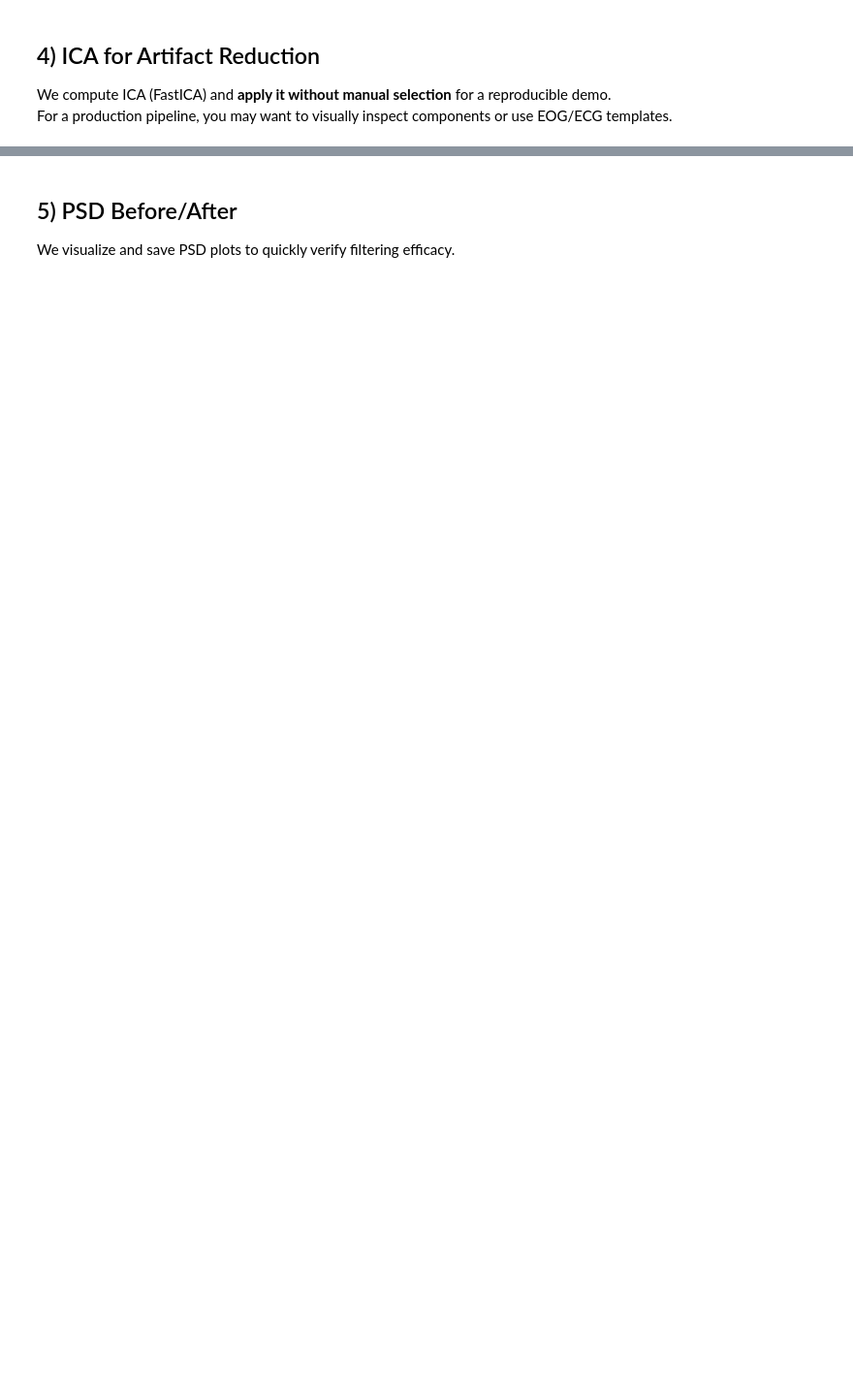
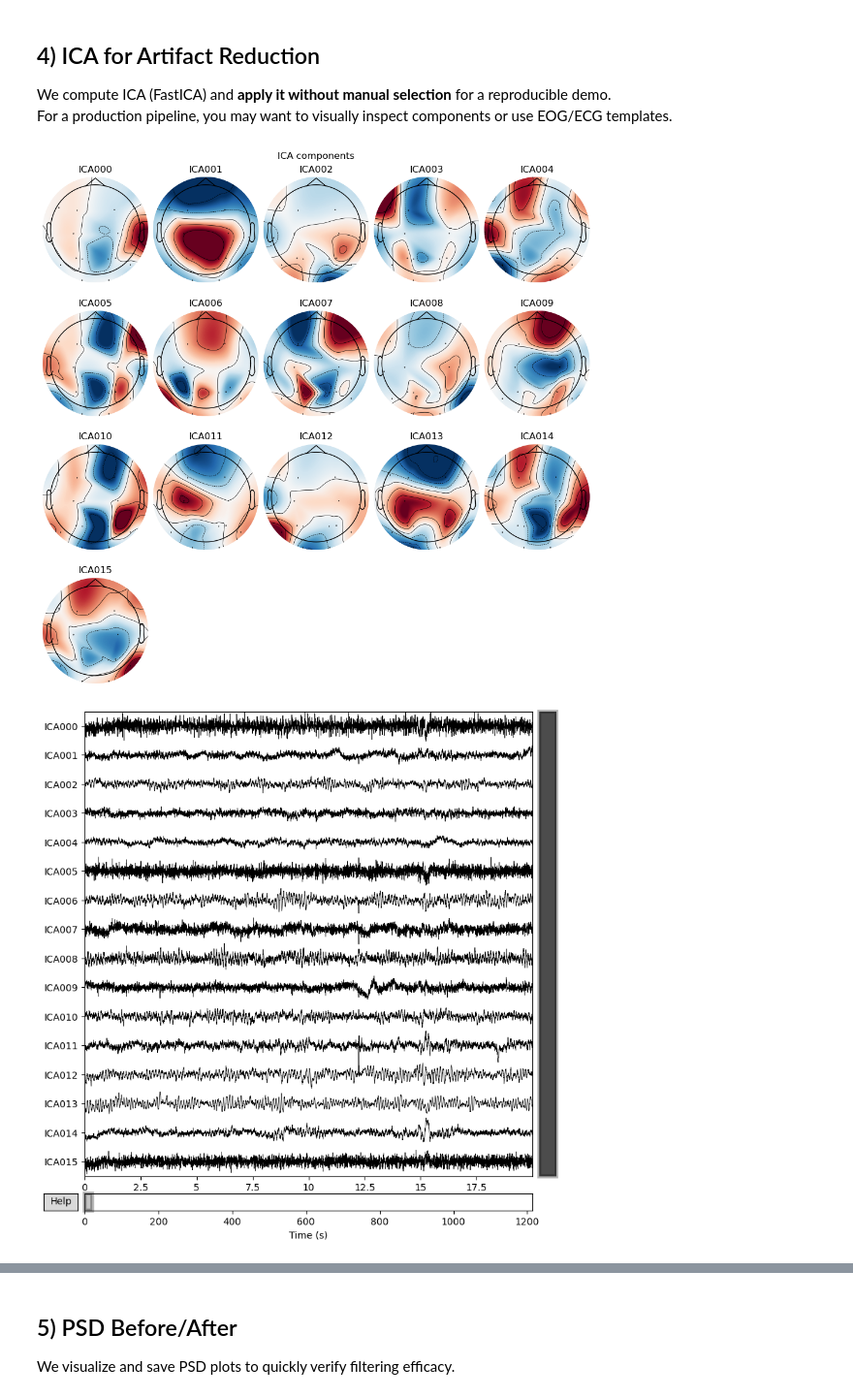
Before and after one commit to gbantouva/thesis-epilepsy-gnn, a Jupyter notebook: notebooks/preprocess_single_edf.ipynb, the cells around one changed output, grey strips where cells are left out. Shown at 97% size. Cells and saved outputs as stored; diff of their text form; code cells hidden in the pictures; blank space fills up the shorter version.

```diff
--- a/notebooks/preprocess_single_edf.ipynb
+++ b/notebooks/preprocess_single_edf.ipynb
@@ -135,8 +166,22 @@ For a production pipeline, you may want to visually inspect components or use EO
 # %%
 
 n_components = min(20, len(raw.ch_names))
 ica = ICA(n_components=n_components, method='fastica', random_state=SEED)
 ica.fit(raw)
+
+
+# ---- Plot spatial maps (topographies) of all ICs ----
+ica.plot_components(inst=raw)
+# Each subplot = an independent component (IC).
+# Blinks typically look like big frontal weights, heartbeat has strong vertical dipole.
+
+# ---- Plot time series of ICs ----
+ica.plot_sources(raw);
+# Scroll through the signals; blink ICs show big sharp deflections.
+
 # In an interactive session, consider: ica.plot_components(); ica.plot_sources(raw)
-ica.apply(raw)
-print("ICA applied.")
+#ica.apply(raw)
+#print("ICA applied.")
+# %% [output]
+[figure, added]
+[figure, added]
```
Also changed, not shown: parts of 13 cells of this notebook, 1 other file.
